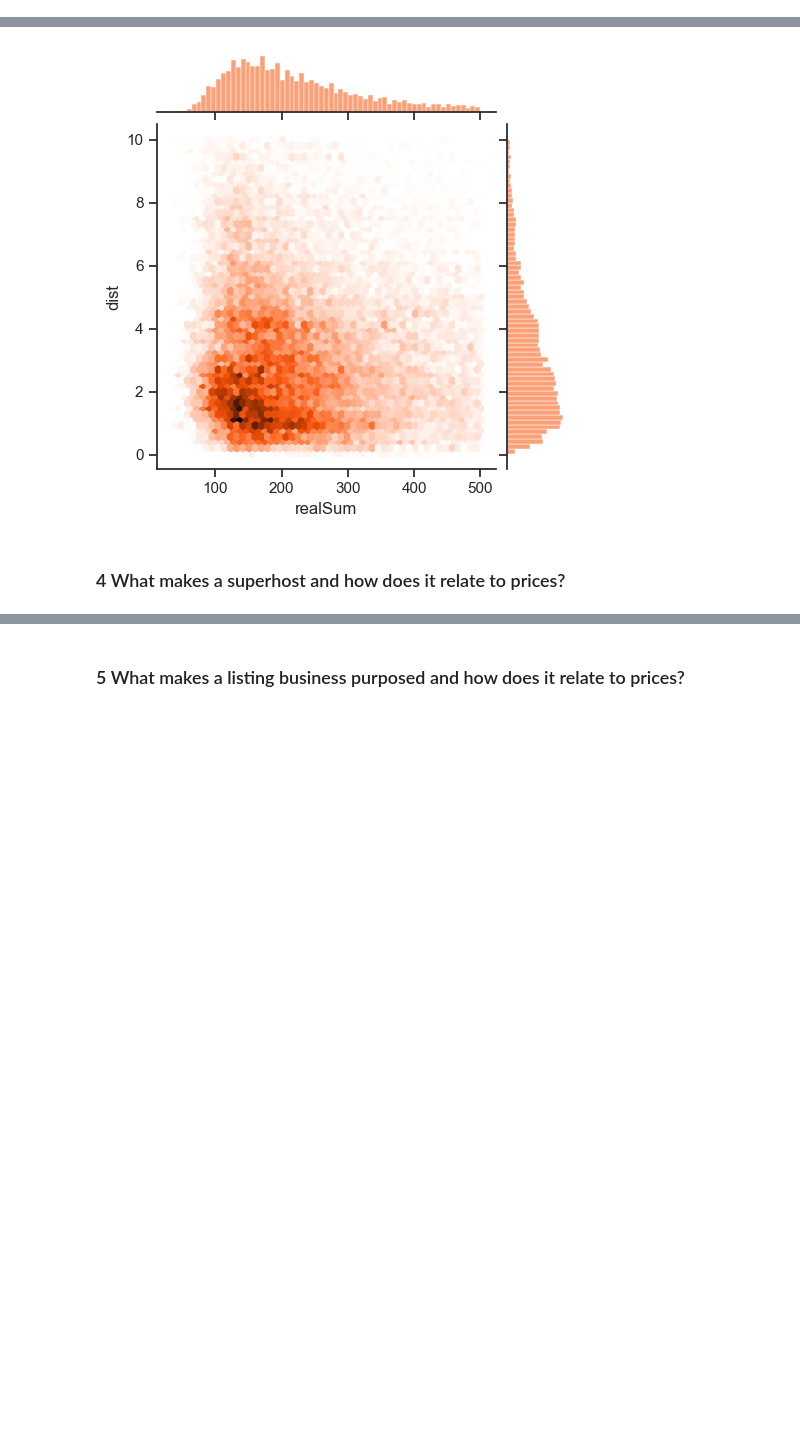
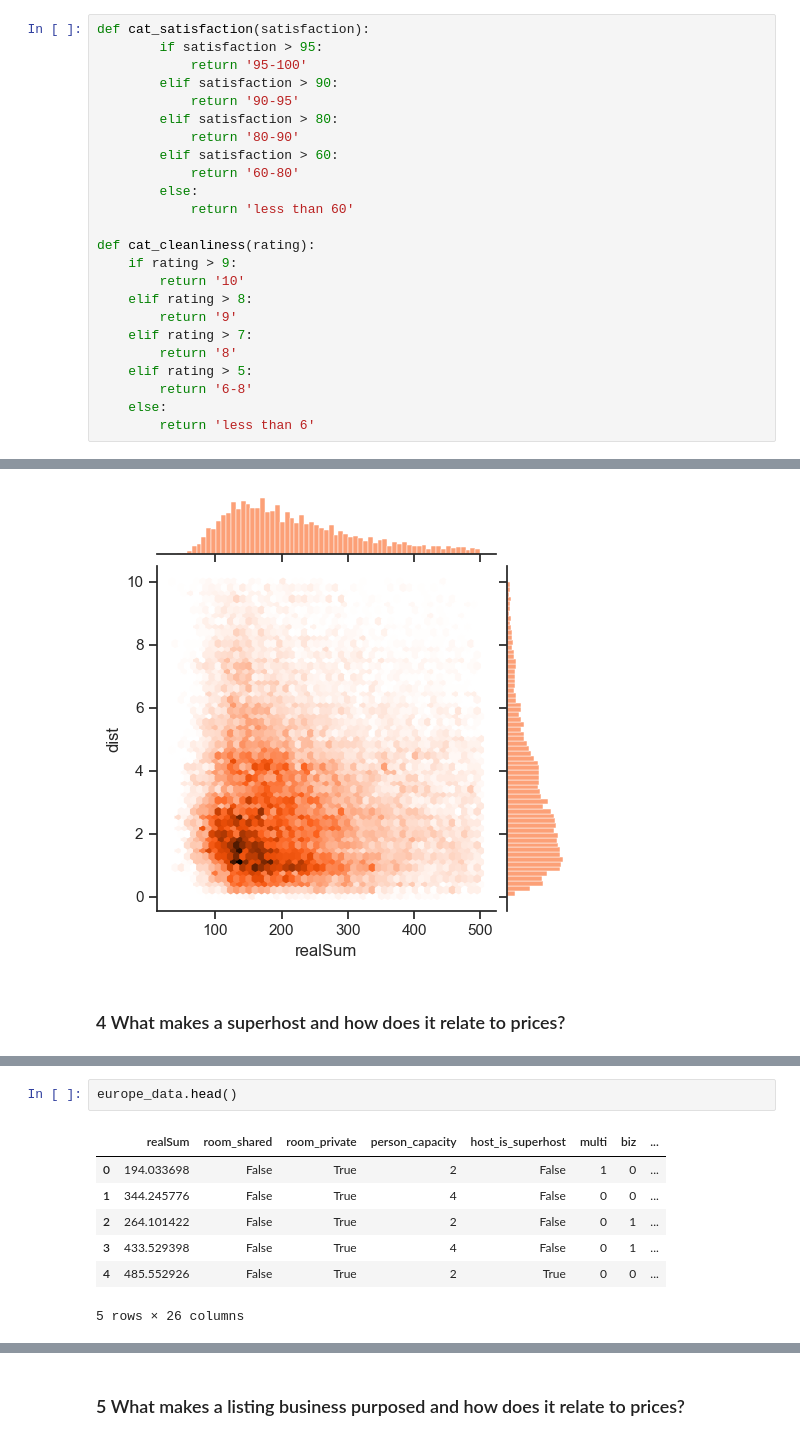
Before and after one commit to LarsBoertjes/DS201, a Jupyter notebook: AirbnbPricesEuropeanCitiesAnalysis.ipynb, the cells around one changed output, grey strips where cells are left out. Saved outputs shown, nothing was run; the diff lists cells and outputs as text; blank space fills up the shorter version.

```diff
--- a/AirbnbPricesEuropeanCitiesAnalysis.ipynb
+++ b/AirbnbPricesEuropeanCitiesAnalysis.ipynb
@@ -188,3 +192,27 @@ plt.clf()
 <Figure size 640x480 with 0 Axes>
 # %% [markdown]
 To gain an intuitive understanding of other categorical data like room_type, room_shared, host_is_superhost, etc. we will use pie charts.
+# %%
+def cat_satisfaction(satisfaction):
+        if satisfaction > 95:
+            return '95-100'
+        elif satisfaction > 90:
+            return '90-95'
+        elif satisfaction > 80:
+            return '80-90'
+        elif satisfaction > 60:
+            return '60-80'
+        else:
+            return 'less than 60'
+
+def cat_cleanliness(rating):
+    if rating > 9:
+        return '10'
+    elif rating > 8:
+        return '9'
+    elif rating > 7:
+        return '8'
+    elif rating > 5:
+        return '6-8'
+    else:
+        return 'less than 6'
@@ -257,0 +333,10 @@ sns.jointplot(x=europe_data.realSum[(europe_data.realSum < 500) & (europe_data.d
+# %%
+europe_data.head()
+# %% [output]
+|  | realSum | room_shared | room_private | person_capacity | host_is_superhost | multi | biz | ... |
+| 0 | 194.033698 | False | True | 2 | False | 1 | 0 | ... |
+| 1 | 344.245776 | False | True | 4 | False | 0 | 0 | ... |
+| 2 | 264.101422 | False | True | 2 | False | 0 | 1 | ... |
+| 3 | 433.529398 | False | True | 4 | False | 0 | 1 | ... |
+| 4 | 485.552926 | False | True | 2 | True | 0 | 0 | ... |
+5 rows × 26 columns
```
Also changed, not shown: parts of 15 cells of this notebook.
